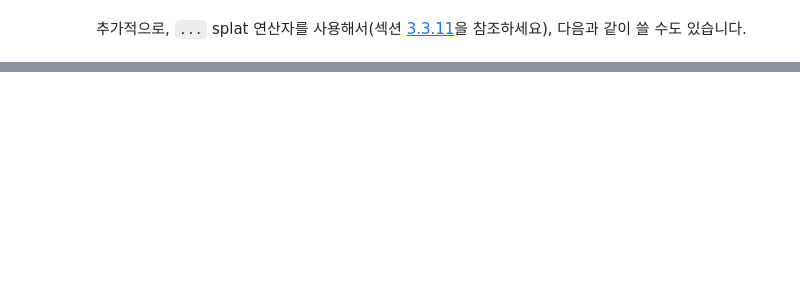
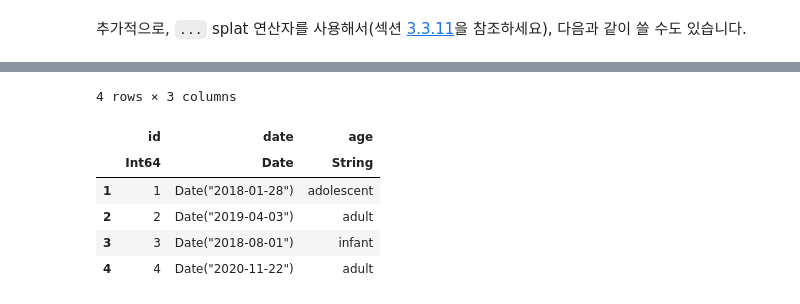
Before and after one commit to JunDamin/NotebooksForDataScience, a Jupyter notebook: docs/julia/data_science/04_DataFrames.ipynb, the cells around one changed output, grey strips where cells are left out. Cells and saved outputs as stored; diff of their text form; code cells hidden in the pictures; blank space fills up the shorter version.

```diff
--- a/docs/julia/data_science/04_DataFrames.ipynb
+++ b/docs/julia/data_science/04_DataFrames.ipynb
@@ -804,0 +807,16 @@ select(responses(), renames...)
+# %%
+function fix_date_column(df::DataFrame)
+    strings2dates(dates::Vector) = Date.(dates, dateformat"dd-mm-yyyy")
+    dates = strings2dates(df[!, :date])
+    df[!, :date] = dates
+    df
+end
+fix_date_column(wrong_types())
+# %% [output]
+4 rows × 3 columns
+|  | id | date | age |
+|  | Int64 | Date | String |
+| 1 | 1 | Date("2018-01-28") | adolescent |
+| 2 | 2 | Date("2019-04-03") | adult |
+| 3 | 3 | Date("2018-08-01") | infant |
+| 4 | 4 | Date("2020-11-22") | adult |
```
Also changed, not shown: parts of 42 cells of this notebook, 8 other files.
